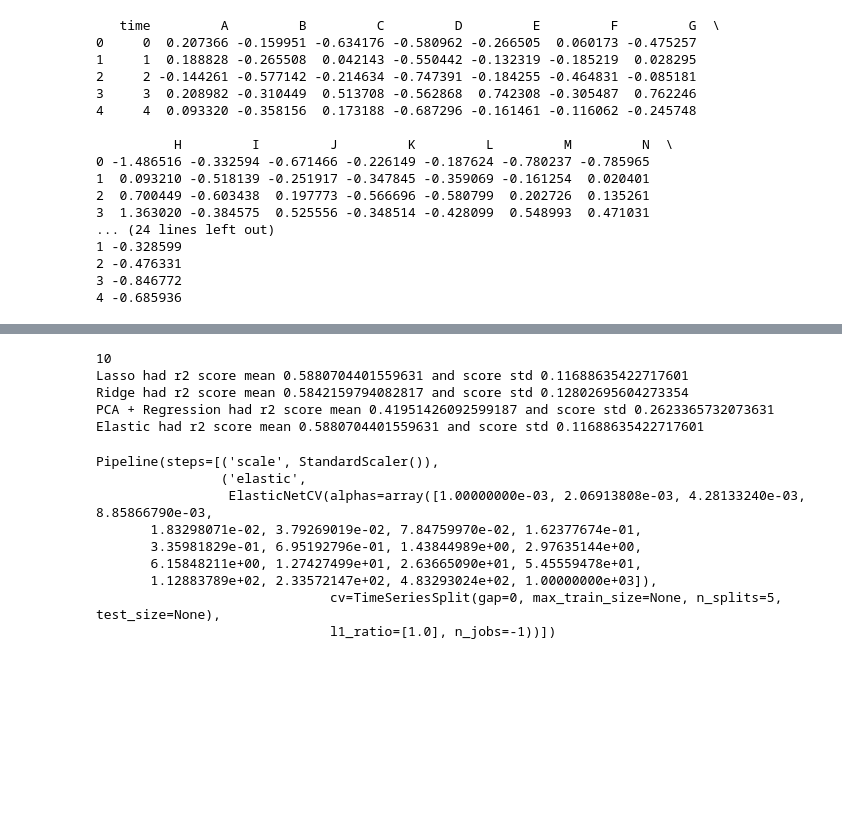
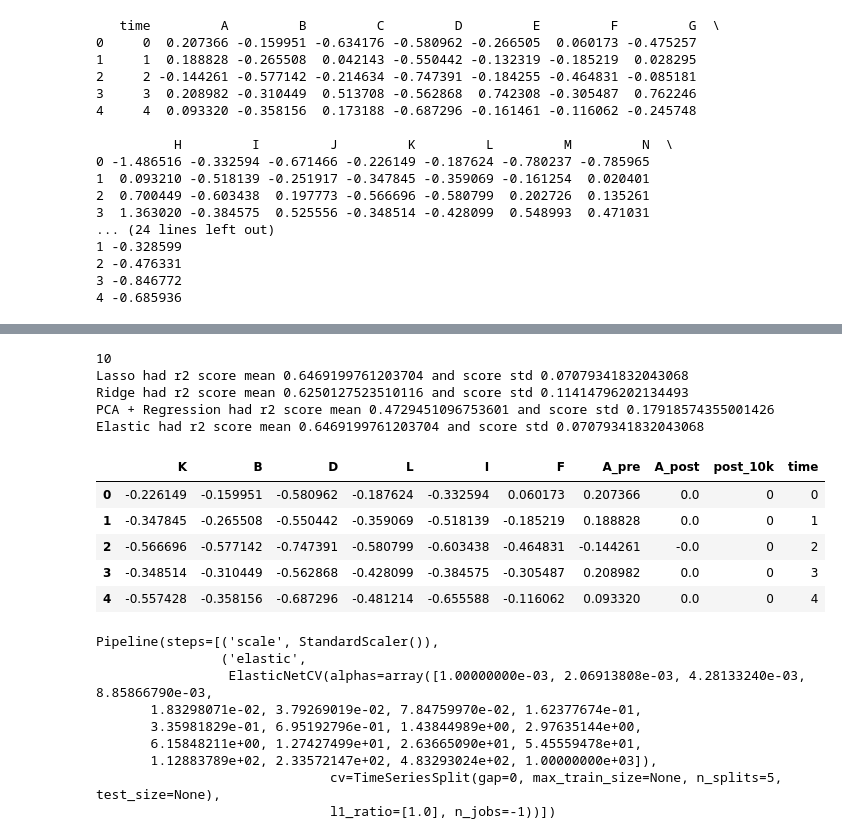
Before and after one commit to ut2310/quantchallenge-starter, a Jupyter notebook: research/clean_submission.ipynb, the cells around one changed output, grey strips where cells are left out. Cells and saved outputs as stored; diff of their text form; code cells hidden in the pictures; blank space fills up the shorter version.

```diff
--- a/research/clean_submission.ipynb
+++ b/research/clean_submission.ipynb
@@ -81,8 +83,8 @@ models = {
 features = ['K', 'B', 'D', 'L', 'I', 'F', 'A_pre', 'A_post', 'post_10k', 'time']
 features = features
 print(len(features))
-X = train_data[features]
-y = train_data["Y2"]
+X = train_data[features].iloc[:cutoff]
+y = train_data["Y2"].iloc[:cutoff]
 results = {}
 for name, model in models.items():
     scores = cross_val_score(model, X, y, cv=tscv, scoring="r2")
@@ -90,8 +92,17 @@ for name, model in models.items():
     print(f"{name} had r2 score mean {scores.mean()} and score std {scores.std()}")
 # %% [output]
 10
-Lasso had r2 score mean 0.5880704401559631 and score std 0.11688635422717601
-Ridge had r2 score mean 0.5842159794082817 and score std 0.12802695604273354
-PCA + Regression had r2 score mean 0.41951426092599187 and score std 0.2623365732073631
-Elastic had r2 score mean 0.5880704401559631 and score std 0.11688635422717601
+Lasso had r2 score mean 0.6469199761203704 and score std 0.07079341832043068
+Ridge had r2 score mean 0.6250127523510116 and score std 0.11414796202134493
+PCA + Regression had r2 score mean 0.4729451096753601 and score std 0.17918574355001426
+Elastic had r2 score mean 0.6469199761203704 and score std 0.07079341832043068
+# %%
+train_data[features].iloc[:cutoff].head()
+# %% [output]
+|  | K | B | D | L | I | F | A_pre | A_post | post_10k | time |
+| 0 | -0.226149 | -0.159951 | -0.580962 | -0.187624 | -0.332594 | 0.060173 | 0.207366 | 0.0 | 0 | 0 |
+| 1 | -0.347845 | -0.265508 | -0.550442 | -0.359069 | -0.518139 | -0.185219 | 0.188828 | 0.0 | 0 | 1 |
+| 2 | -0.566696 | -0.577142 | -0.747391 | -0.580799 | -0.603438 | -0.464831 | -0.144261 | -0.0 | 0 | 2 |
+| 3 | -0.348514 | -0.310449 | -0.562868 | -0.428099 | -0.384575 | -0.305487 | 0.208982 | 0.0 | 0 | 3 |
+| 4 | -0.557428 | -0.358156 | -0.687296 | -0.481214 | -0.655588 | -0.116062 | 0.093320 | 0.0 | 0 | 4 |
 # %%
```
Also changed, not shown: parts of 6 cells of this notebook.
